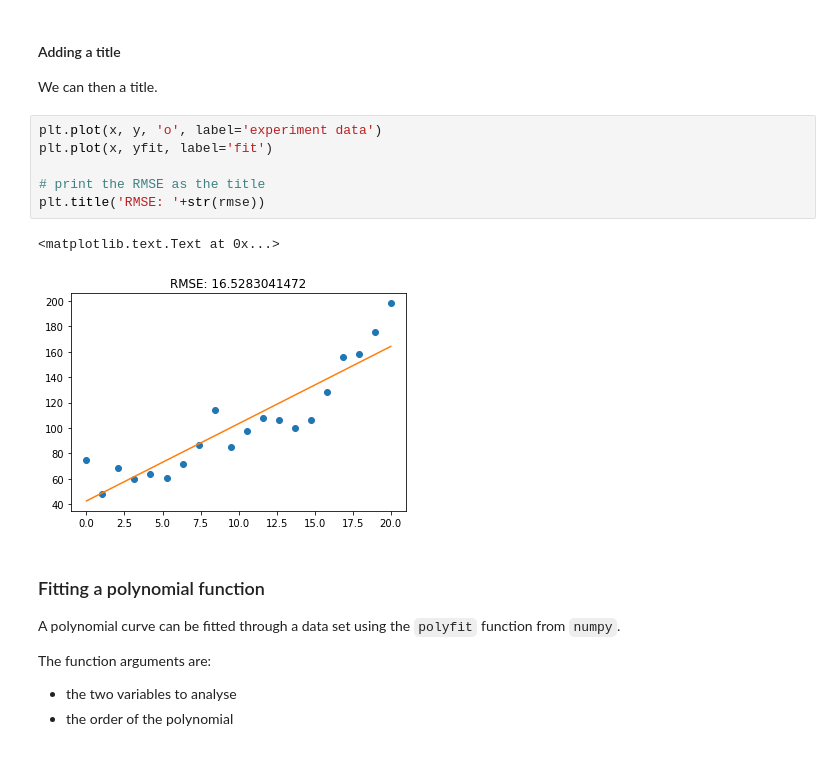
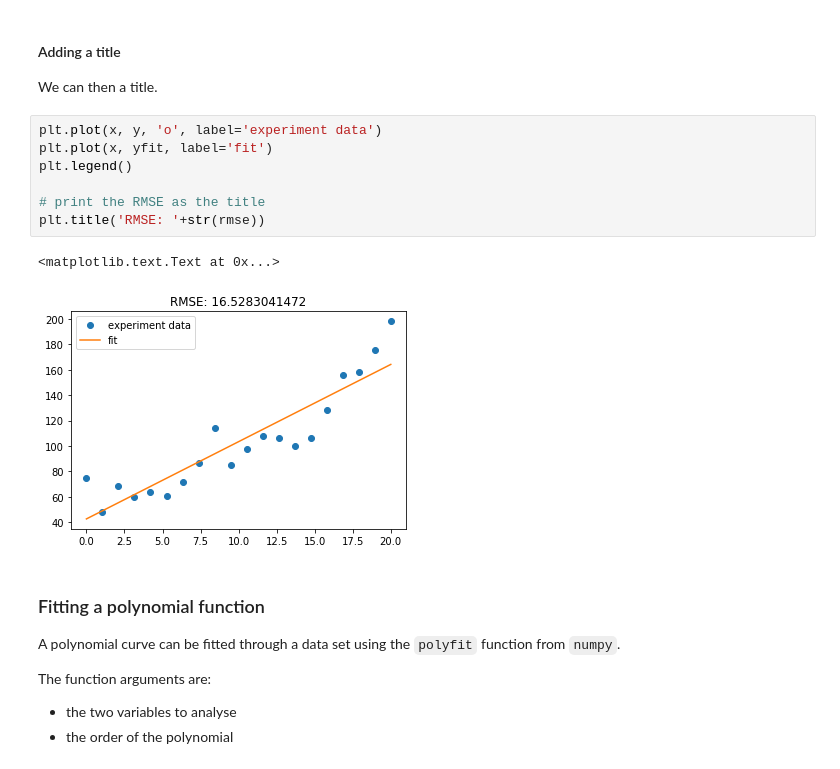
Before and after one commit to Zouhair-Ouaggag/Intro_to_python, a Jupyter notebook: 7_Numerical_computation_with_Numpy.ipynb, the cells around one changed output. Saved outputs shown, nothing was run; the diff lists cells and outputs as text.

```diff
--- a/7_Numerical_computation_with_Numpy.ipynb
+++ b/7_Numerical_computation_with_Numpy.ipynb
@@ -2038,12 +2053,13 @@ We can then a title.
 # %%
 plt.plot(x, y, 'o', label='experiment data')
 plt.plot(x, yfit, label='fit')
+plt.legend()
 
 # print the RMSE as the title
 plt.title('RMSE: '+str(rmse))
 # %% [output]
 <matplotlib.text.Text at 0x...>
-[figure, old version]
+[figure, new version]
 # %% [markdown]
 <a id='FittingPolynomial'></a>
 ### Fitting a polynomial function
```
Also changed, not shown: parts of 21 cells of this notebook, 10 other files.
